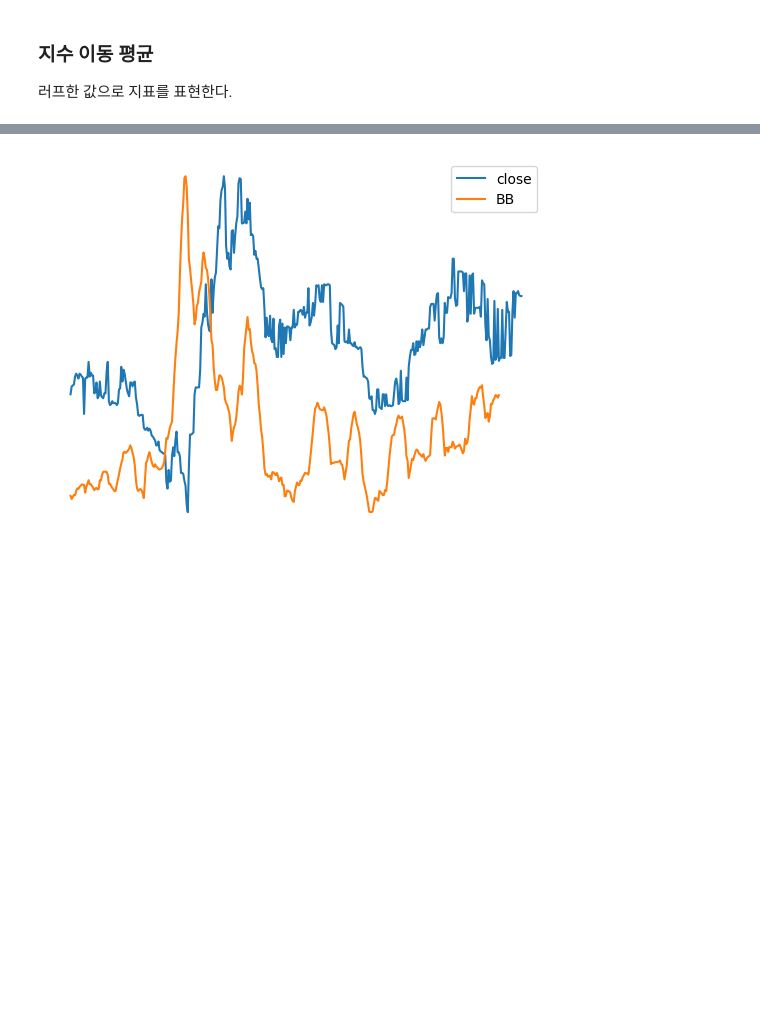
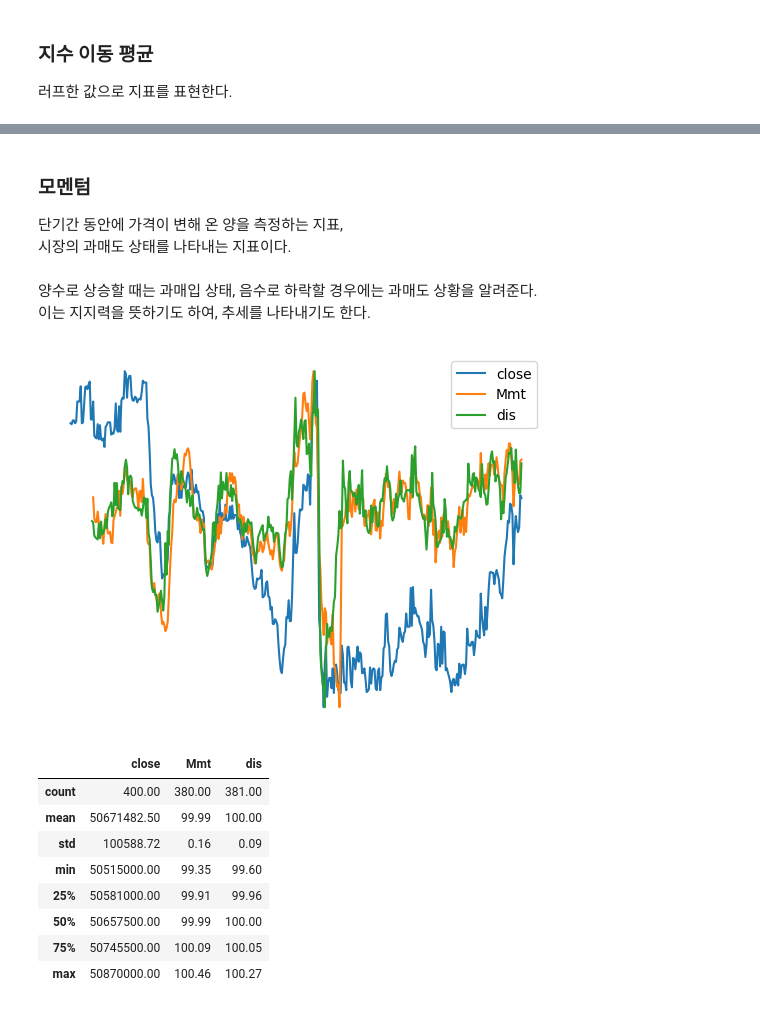
Before and after one commit to DogRing/TorchTrade, a Jupyter notebook: train/1_data_Transform.ipynb, the cells around one changed output, grey strips where cells are left out. Drawn from its saved outputs; the diff is of its cells as text; code cells hidden in the pictures; blank space fills up the shorter version.

```diff
--- a/train/1_data_Transform.ipynb
+++ b/train/1_data_Transform.ipynb
@@ -10,6 +10,8 @@ import warnings
 warnings.filterwarnings('ignore')
 
 %matplotlib inline
+
+pd.set_option('float_format', '{:.2f}'.format)
 # %% [markdown]
 ## 결측값 채우기
 volume, value => 0
@@ -90,3 +81,7 @@ df['EMA60'] = idc.EMA(df,60)
+# %%
+import modules.indicators as idc
+df=pd.read_csv(raw_datas[0],parse_dates=[0],index_col=[0])[:400].sort_index()
+df['close_MM'] = idc.MinMaxN(df['close'])
 # %% [markdown]
 ### 지수 이동 평균
 러프한 값으로 지표를 표현한다.
@@ -100,0 +107,8 @@ plt.show()
+# %%
+(df['BW'],df['BP']), (df['BB_up'],df['BB_middle'],df['BB_down']) = idc.BB(df,20)
+
+for bp in ['close','BB_up','BB_middle','BB_down']:
+    plt.plot(df[bp],label=bp)
+plt.axis('off')
+plt.legend()
+plt.show()
@@ -101,8 +117,28 @@ plt.show()
+# %% [markdown]
+### 모멘텀
+단기간 동안에 가격이 변해 온 양을 측정하는 지표,
+시장의 과매도 상태를 나타내는 지표이다.
+# %% [markdown]
+양수로 상승할 때는 과매입 상태, 음수로 하락할 경우에는 과매도 상황을 알려준다.
+이는 지지력을 뜻하기도 하여, 추세를 나타내기도 한다.
 # %%
-for bp in ['close','BB']:
+df['dis'] = idc.disparity(df, 20)
+df['Mmt'] = idc.Mmt(df,20)
+
+for bp in ['close','Mmt','dis']:
     plt.plot(idc.MinMaxN(df[bp]),label=bp)
 plt.axis('off')
 plt.legend()
 plt.show()
+df[['close','Mmt','dis']].describe()
 # %% [output]
-[figure, old version]
+[figure, new version]
+|  | close | Mmt | dis |
+| count | 400.00 | 380.00 | 381.00 |
+| mean | 50671482.50 | 99.99 | 100.00 |
+| std | 100588.72 | 0.16 | 0.09 |
+| min | 50515000.00 | 99.35 | 99.60 |
+| 25% | 50581000.00 | 99.91 | 99.96 |
+| 50% | 50657500.00 | 99.99 | 100.00 |
+| 75% | 50745500.00 | 100.09 | 100.05 |
+| max | 50870000.00 | 100.46 | 100.27 |
```
Also changed, not shown: parts of 17 cells of this notebook, 2 other files.
